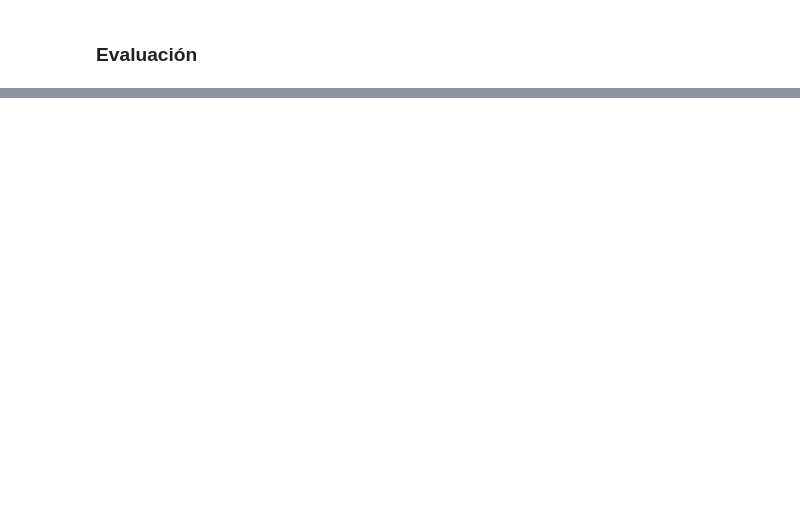
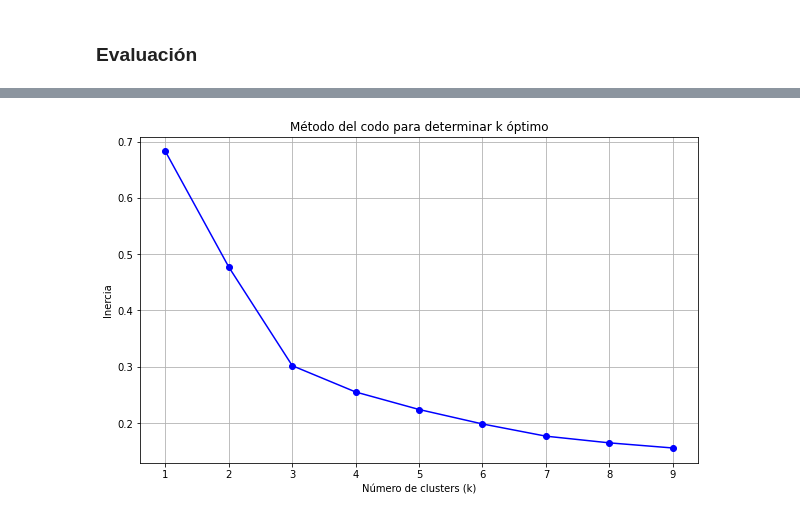
Before and after one commit to 212113114/ChessMatch-V2, a Jupyter notebook: clustering_gnn.ipynb, the cells around one changed output, grey strips where cells are left out. Cells and saved outputs as stored; diff of their text form; code cells hidden in the pictures; blank space fills up the shorter version.

```diff
--- a/clustering_gnn.ipynb
+++ b/clustering_gnn.ipynb
@@ -236 +240,22 @@ Smyslov             1
 Name: correct, dtype: int64
+# %%
+y = data["player"].values
+X_train, X_test, y_train, y_test = train_test_split(X, y, test_size=0.2, random_state=3633, stratify=y)
+
+train_df = pd.DataFrame({"player": y_train})
+test_df = pd.DataFrame({"player": y_test})
+# %%
+#Mejor Modelo
+from sklearn.cluster import KMeans
+
+
+kmeans = KMeans(n_clusters=56, random_state=3633)
+kmeans.fit(X_train)
+
+train_df = train_df.copy()
+train_df["cluster"] = kmeans.labels_
+
+
+cluster_dist_train = pd.crosstab(train_df["player"], train_df["cluster"], normalize="index")
+cluster_dist_test = pd.crosstab(test_df["player"], kmeans.predict(X_test), normalize="index")
+cluster_dist_train
@@ -236,0 +287,26 @@ Name: correct, dtype: int64
+# %%
+from sklearn.cluster import KMeans
+import matplotlib.pyplot as plt
+
+# Usamos los vectores de distribución de clusters por jugador
+X = cluster_dist_train.values
+
+inertias = []
+k_values = range(1, 10)
+
+for k in k_values:
+    kmeans = KMeans(n_clusters=k, random_state=42)
+    kmeans.fit(X)
+    inertias.append(kmeans.inertia_)
+
+# Graficar el método del codo
+plt.figure(figsize=(10, 6))
+plt.plot(k_values, inertias, 'bo-')
+plt.xlabel('Número de clusters (k)')
+plt.ylabel('Inercia')
+plt.title('Método del codo para determinar k óptimo')
+plt.xticks(k_values)
+plt.grid(True)
+plt.show()
+# %% [output]
+[figure, added]
```
Also changed, not shown: parts of 19 cells of this notebook, 2 other files.
